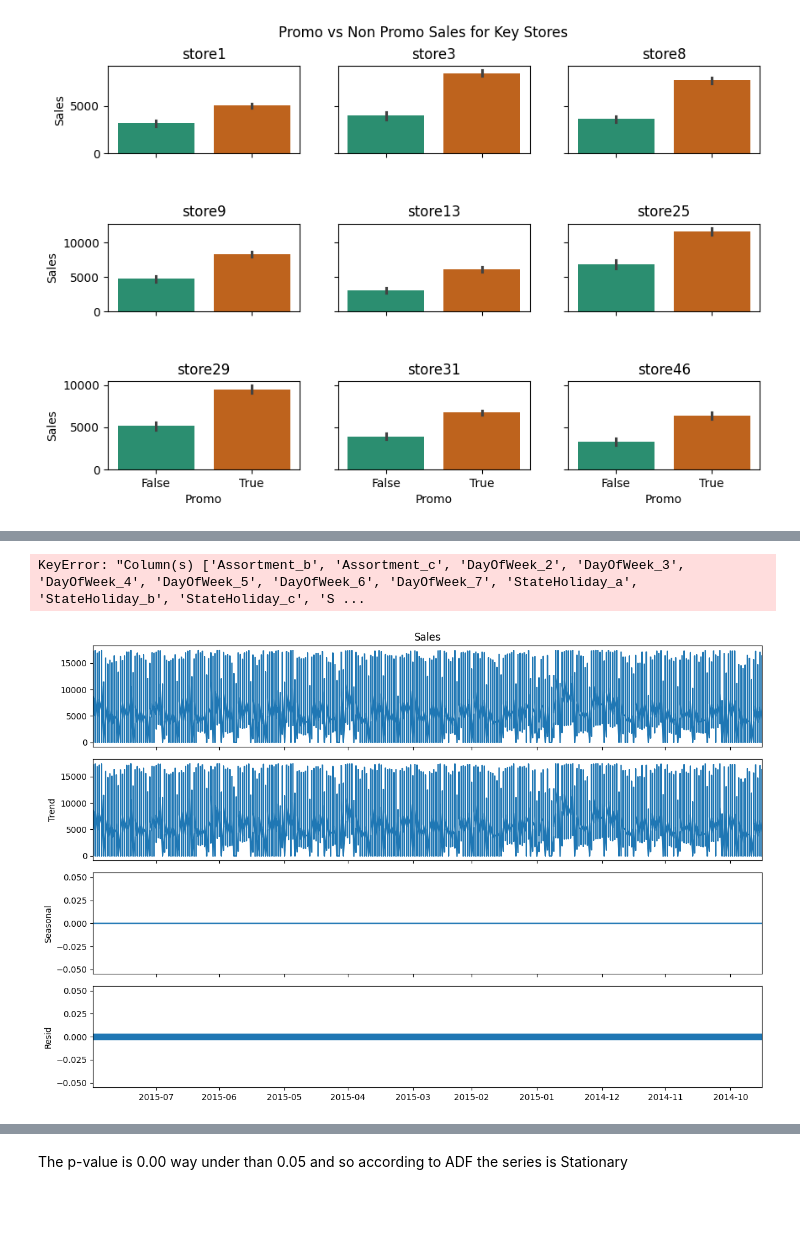
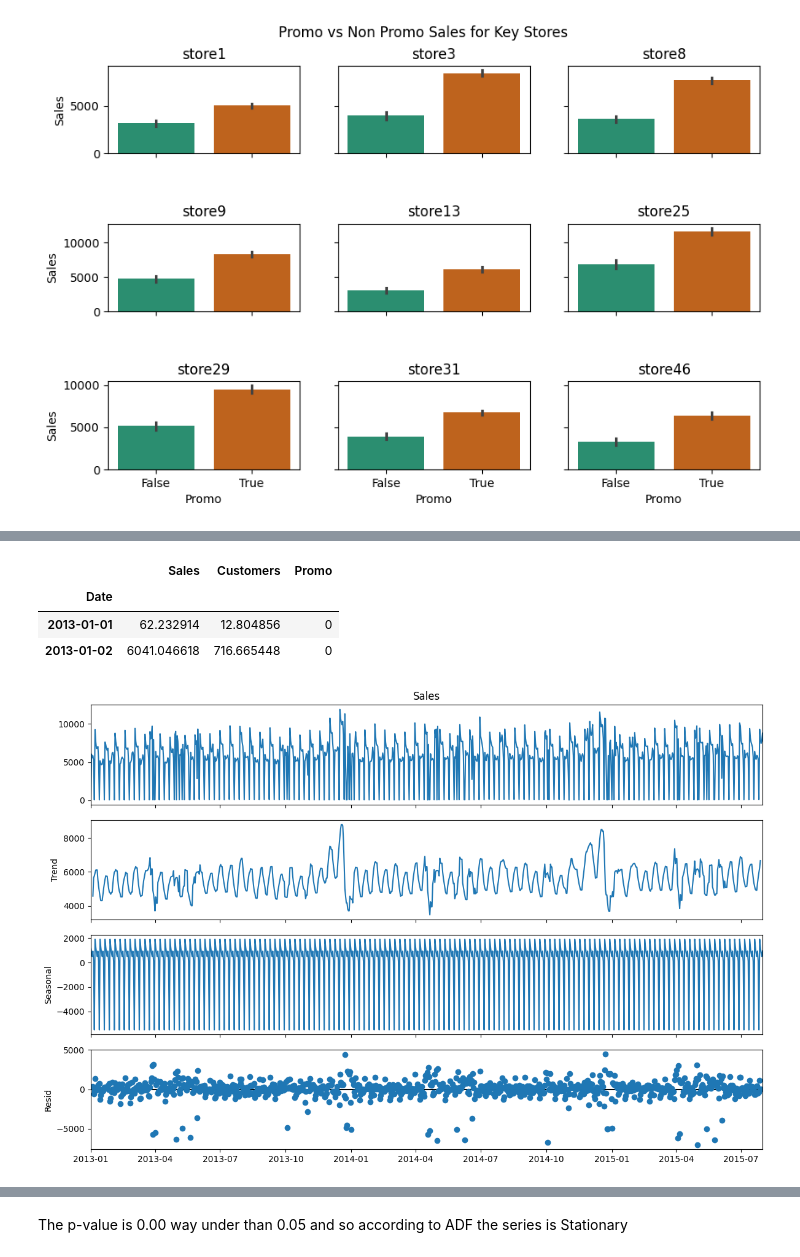
Before and after one commit to chitra-psg/rossmann_sales_prediction, a Jupyter notebook: Rossman_Sales_Prediction_Final.ipynb, the cells around one changed output, grey strips where cells are left out. Cells and saved outputs as stored; diff of their text form; code cells hidden in the pictures; blank space fills up the shorter version.

```diff
--- a/Rossman_Sales_Prediction_Final.ipynb
+++ b/Rossman_Sales_Prediction_Final.ipynb
@@ -478,29 +481,26 @@ for x in range (0,3):
 # aggrigating the data for model building
 store_sales_grouped = store_sales_nooutlier.groupby(['Date']).agg({'Sales': 'mean',
                                            'Customers':'mean',
-                                           'Promo': 'sum',
-                                           'StateHoliday_a':'mean','StateHoliday_b':'mean','StateHoliday_c':'mean',
-                                           'StoreType_b' : 'mean','StoreType_c' : 'mean','StoreType_d' : 'mean',
-                                           'Assortment_b':'mean', 'Assortment_c':'mean',
-                                           'DayOfWeek_2':'mean','DayOfWeek_3':'mean',
-                                           'DayOfWeek_4':'mean','DayOfWeek_5':'mean',
-                                           'DayOfWeek_6':'mean','DayOfWeek_7':'mean'})
+                                           'Promo': 'sum'})
 store_sales_grouped.head(2)
 # %% [output]
-KeyError: "Column(s) ['Assortment_b', 'Assortment_c', 'DayOfWeek_2', 'DayOfWeek_3', 'DayOfWeek_4', 'DayOfWeek_5', 'DayOfWeek_6', 'DayOfWeek_7', 'StateHoliday_a', 'StateHoliday_b', 'StateHoliday_c', 'S ...
+|  | Sales | Customers | Promo |
+| Date |  |  |  |
+| 2013-01-01 | 62.232914 | 12.804856 | 0 |
+| 2013-01-02 | 6041.046618 | 716.665448 | 0 |
 # %%
 # Time series Decomposition
 from pylab import rcParams
 import statsmodels.api as sm
 # Set 'ID' column as the index
-store_sales_nooutlier.set_index('Date', inplace=True)
+#store_sales_nooutlier.set_index('Date', inplace=True)
 
-rcParams['figure.figsize'] = 12, 8
-decomposition = sm.tsa.seasonal_decompose(store_sales_nooutlier['Sales'], model='additive', period=1)
+# seasonal decomposition
+decomposition = sm.tsa.seasonal_decompose(store_sales_grouped.Sales, model='additive')
 fig = decomposition.plot()
 plt.show()
 
 # Reset the index
-store_sales_nooutlier = store_sales_nooutlier.reset_index()
+#store_sales_nooutlier = store_sales_nooutlier.reset_index()
 # %% [output]
-[figure, old version]
+[figure, new version]
```
Also changed, not shown: parts of 29 cells of this notebook.
